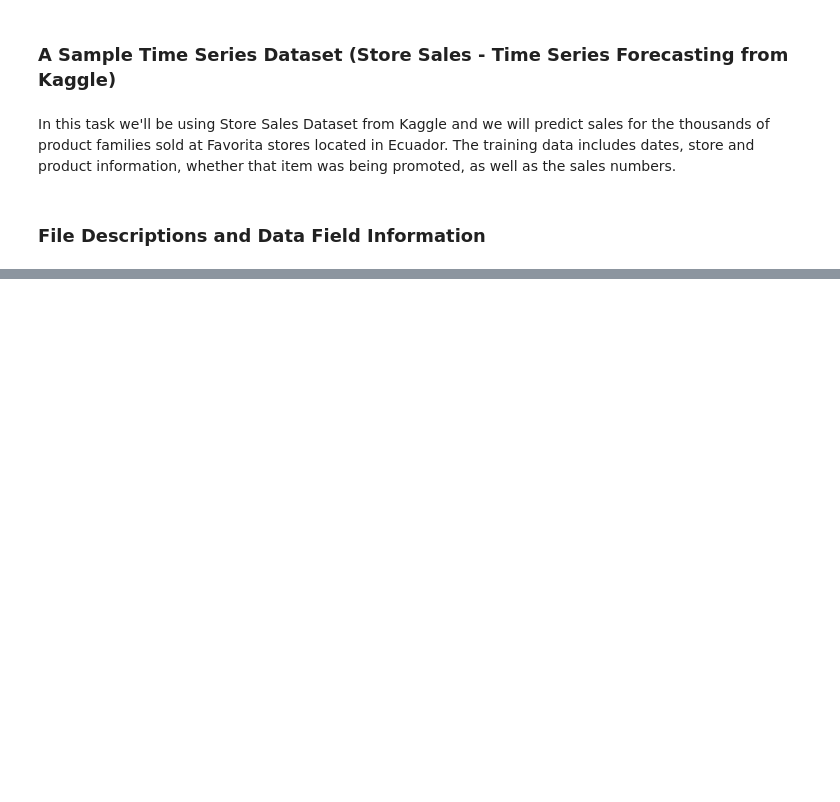
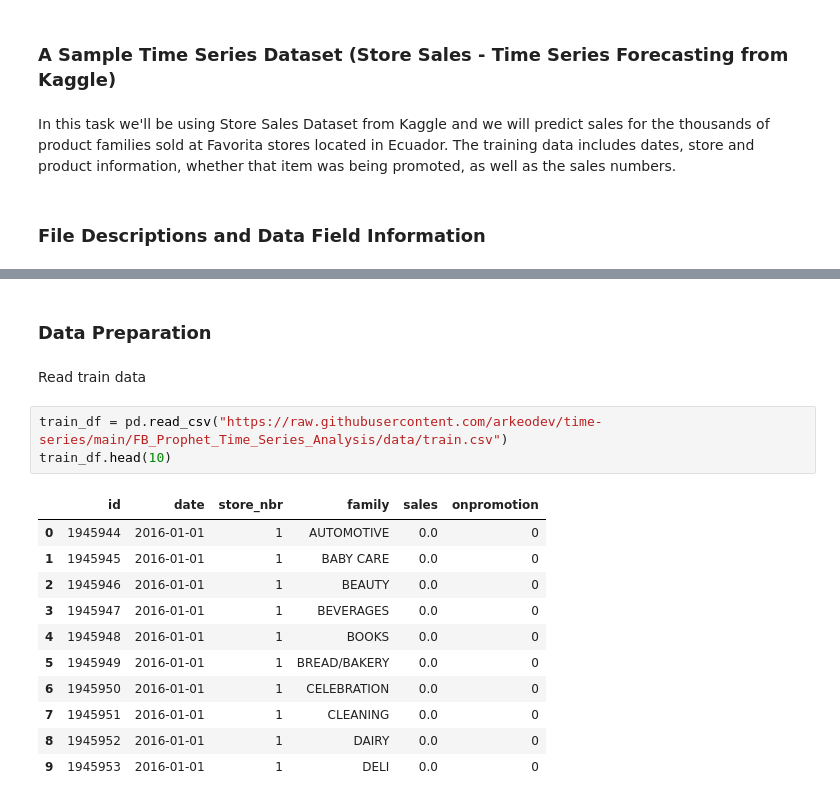
Before and after one commit to arkeodev/time-series, a Jupyter notebook: FB_Prophet_Time_Series_Analysis/Prophet.ipynb, the cells around one changed output, grey strips where cells are left out. Saved outputs shown, nothing was run; the diff lists cells and outputs as text; blank space fills up the shorter version.

```diff
--- a/FB_Prophet_Time_Series_Analysis/Prophet.ipynb
+++ b/FB_Prophet_Time_Series_Analysis/Prophet.ipynb
@@ -55,0 +79,19 @@ The`dates` in the test data are for the 15 days after the last date in the train
+# %% [markdown]
+### Data Preparation
+# %% [markdown]
+Read train data
+# %%
+train_df = pd.read_csv("https://raw.githubusercontent.com/arkeodev/time-series/main/FB_Prophet_Time_Series_Analysis/data/train.csv")
+train_df.head(10)
+# %% [output]
+|  | id | date | store_nbr | family | sales | onpromotion |
+| 0 | 1945944 | 2016-01-01 | 1 | AUTOMOTIVE | 0.0 | 0 |
+| 1 | 1945945 | 2016-01-01 | 1 | BABY CARE | 0.0 | 0 |
+| 2 | 1945946 | 2016-01-01 | 1 | BEAUTY | 0.0 | 0 |
+| 3 | 1945947 | 2016-01-01 | 1 | BEVERAGES | 0.0 | 0 |
+| 4 | 1945948 | 2016-01-01 | 1 | BOOKS | 0.0 | 0 |
+| 5 | 1945949 | 2016-01-01 | 1 | BREAD/BAKERY | 0.0 | 0 |
+| 6 | 1945950 | 2016-01-01 | 1 | CELEBRATION | 0.0 | 0 |
+| 7 | 1945951 | 2016-01-01 | 1 | CLEANING | 0.0 | 0 |
+| 8 | 1945952 | 2016-01-01 | 1 | DAIRY | 0.0 | 0 |
+| 9 | 1945953 | 2016-01-01 | 1 | DELI | 0.0 | 0 |
```
Also changed, not shown: parts of 30 cells of this notebook.
